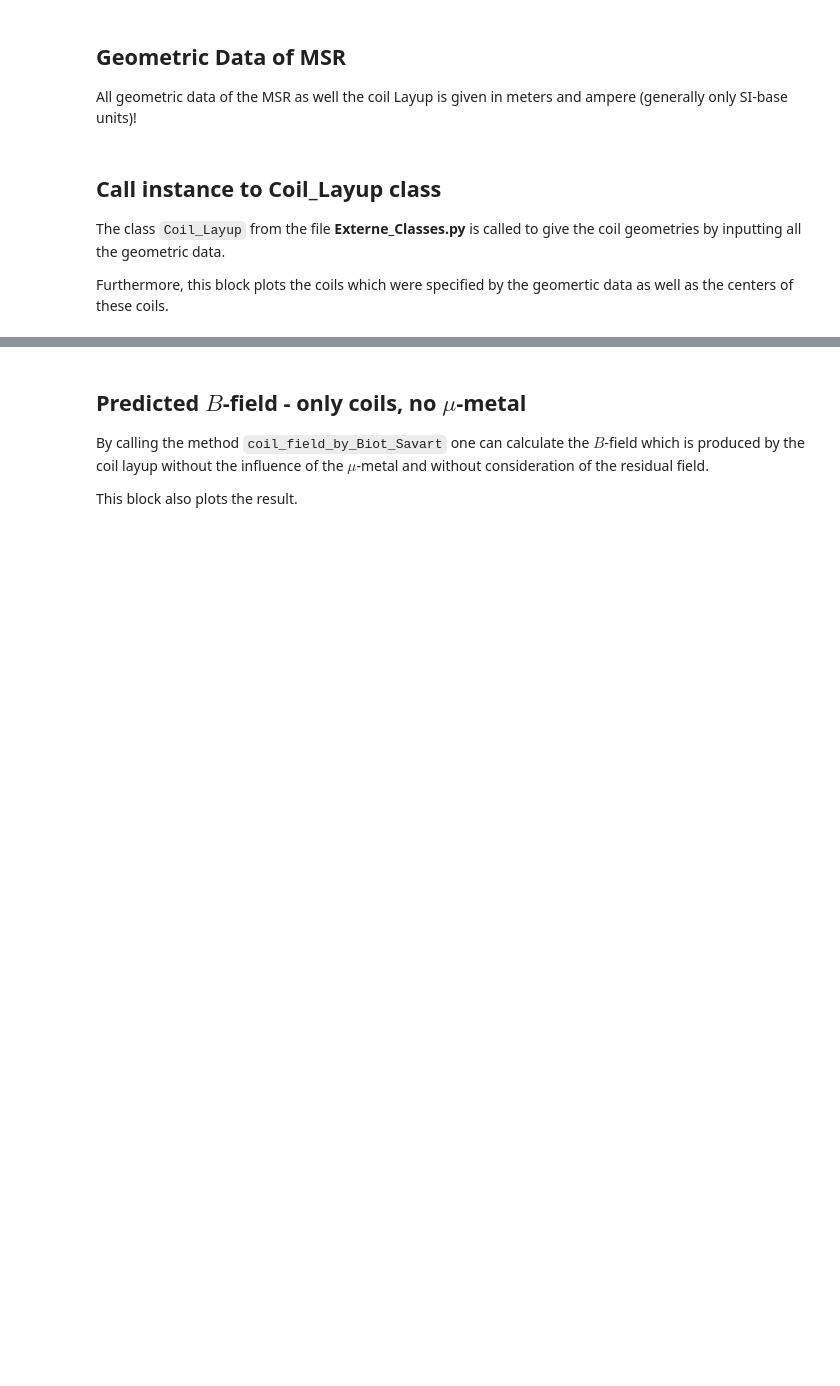
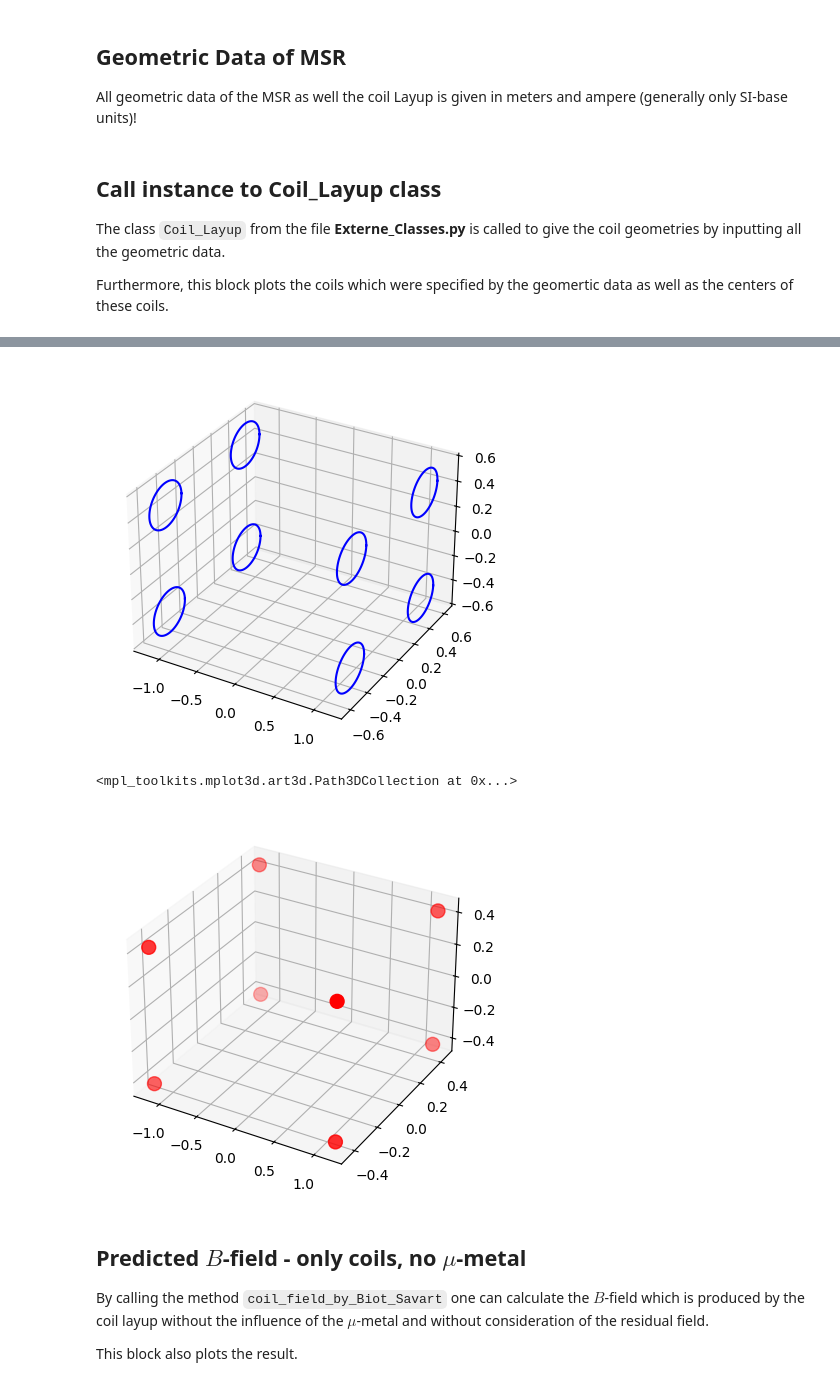
Before and after one commit to GregorBcky/MSR-field_cancelation, a Jupyter notebook: Versuch_1_Auswertung.ipynb, the cells around one changed output, grey strips where cells are left out. Cells and saved outputs as stored; diff of their text form; code cells hidden in the pictures; blank space fills up the shorter version.

```diff
--- a/Versuch_1_Auswertung.ipynb
+++ b/Versuch_1_Auswertung.ipynb
@@ -118,6 +125,7 @@ shield_dim = 2.3            # length, width and height of the inner most shield
 shield_thickness = 1e-3     # thickness of the shield walls
 
 # Door
+door_removal = True        # Boolean which states, if the door shall be seperated in the mesh or not
 door_width = 0.95           # (width of the door)
 door_height = 2.004         # (height of the door)
 door_offset_x = 0.2375      # (distance from door frame to right wall)
@@ -131,18 +139,21 @@ depth_inner_wood = 2.34     # depth of the inner wooden structure
 # Coil Layout
 coil_diameter = 0.34                # diameter of the coils
 z_dist = 0.506                      # vertical distance between coils
-x_dist = 0.553                      # horizontal distance between coils (x-direction)
+x_dist = 2.34                       # horizontal distance between coils (x-direction)
 y_dist = 0.553                      # horizontal distance between coils (y-direction)
-coil_plane_dist_to_origin_x = 1.5   # distance from the center of the room to the plane where the coils are placed in x-direction
-coil_plane_dist_to_origin_y = 1.5   # distance from the center of the room to the plane where the coils are placed in y-direction
-coil_plane_dist_to_origin_z = 1.5   # distance from the center of the room to the plane where the coils are placed in z-direction
+coil_plane_dist_to_origin_x = 1.17  # distance from the center of the room to the plane where the coils are placed in x-direction # These numbers are currently only paceholders (not correct value)
+coil_plane_dist_to_origin_y = 1.17  # distance from the center of the room to the plane where the coils are placed in y-direction
+coil_plane_dist_to_origin_z = 1.1   # distance from the center of the room to the plane where the coils are placed in z-direction
 usable_length_x = 2.34              # usable length in x-direction for coil placement
 usable_length_y = 2.34              # usable length in y-direction for coil placement
 usable_length_z = 2.20              # usable length in z-direction for coil placement
 n_windings = 10                     # number of windings per coil
 current = 1.0                       # current in A flowing through the coils
-# Note: One can give a scalar input for n_windings, which will be applied to every coil
+# Note: One can give a scalar input for n_windings or current, which will be applied to every coil
 #       or a list of integer numbers, which need to has the same length as coils present in the layout (if the shapes do not match, an error accours!)
+
+# Note: If you only want to have one coil in one direction, set acourding distance to zero and useable_length slightly larger than diameter
+# Note: If you want NO coil in one direction, do NOT set useable_length_{x,y,z} to zero but set {x,y,z}_dist to useable_length_{x,y,z}
 # %% [markdown]
 ## Call instance to Coil_Layup class
 
@@ -153,6 +164,7 @@ Furthermore, this block plots the coils which were specified by the geomertic da
 Coils = Coil_Layup(coil_diameter, x_dist, y_dist, z_dist, n_windings, current, coil_plane_dist_to_origin_x, coil_plane_dist_to_origin_y, coil_plane_dist_to_origin_z, usable_length_x, usable_length_y, usable_length_z)
 all_circles = Coils.all_coils  # Shape: (n_coils_xy, 100, 3)
 
+# Plot
 fig = plt.figure()
 ax = fig.add_subplot(111, projection='3d')
 for k in range(all_circles.shape[0]):
@@ -161,6 +173,5 @@ plt.show()
 
 fig_grid = plt.figure()
 ax_grid = fig_grid.add_subplot(111, projection='3d')
-ax_grid.scatter(Coils.grid[:, 0], Coils.grid[:, 1], Coils.grid[:, 2], color='red', s=100)
-
-print(all_circles.shape)
+ax_grid.scatter(Coils.grid[:, :, 0], Coils.grid[:, :, 1], Coils.grid[:, :, 2], color='red', s=100)
+# %% [output]
@@ -167,3 +180,6 @@ print(all_circles.shape)
+[figure, added]
+<mpl_toolkits.mplot3d.art3d.Path3DCollection at 0x...>
+[figure, added]
 # %% [markdown]
 ## Predicted $B$-field - only coils, no $\mu$-metal
 
```
Also changed, not shown: parts of 14 cells of this notebook, 1 other file.
